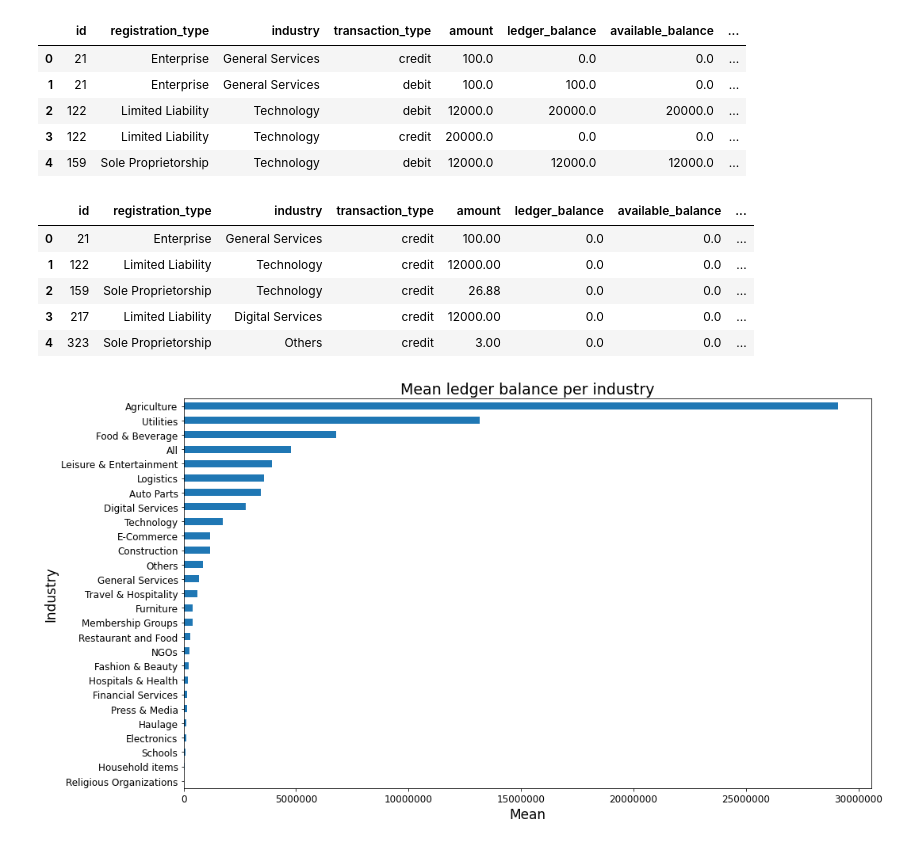
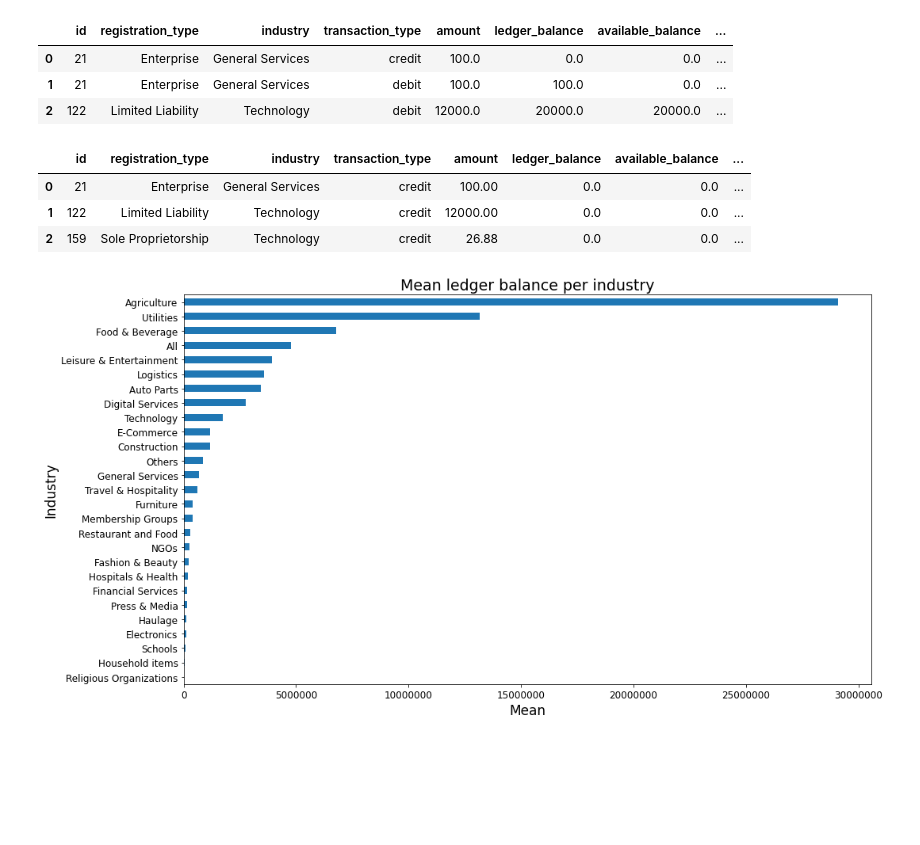
Before and after one commit to stanleyaz/Predicting-Customer-Churn, a Jupyter notebook: notebooks/02_eda.ipynb, the cells around one changed output. Cells and saved outputs as stored; diff of their text form; code cells hidden in the pictures; blank space fills up the shorter version.

```diff
--- a/notebooks/02_eda.ipynb
+++ b/notebooks/02_eda.ipynb
@@ -8,23 +8,19 @@ import seaborn as sns
 brass = pd.read_csv('../data/brass_churn.csv')
 min_diff = pd.read_csv('../data/min_diff.csv')
 # %%
-brass.head()
+brass.head(3)
 # %% [output]
 |  | id | registration_type | industry | transaction_type | amount | ledger_balance | available_balance | ... |
 | 0 | 21 | Enterprise | General Services | credit | 100.0 | 0.0 | 0.0 | ... |
 | 1 | 21 | Enterprise | General Services | debit | 100.0 | 100.0 | 0.0 | ... |
 | 2 | 122 | Limited Liability | Technology | debit | 12000.0 | 20000.0 | 20000.0 | ... |
-| 3 | 122 | Limited Liability | Technology | credit | 20000.0 | 0.0 | 0.0 | ... |
-| 4 | 159 | Sole Proprietorship | Technology | debit | 12000.0 | 12000.0 | 12000.0 | ... |
 # %%
-min_diff.head()
+min_diff.head(3)
 # %% [output]
 |  | id | registration_type | industry | transaction_type | amount | ledger_balance | available_balance | ... |
 | 0 | 21 | Enterprise | General Services | credit | 100.00 | 0.0 | 0.0 | ... |
 | 1 | 122 | Limited Liability | Technology | credit | 12000.00 | 0.0 | 0.0 | ... |
 | 2 | 159 | Sole Proprietorship | Technology | credit | 26.88 | 0.0 | 0.0 | ... |
-| 3 | 217 | Limited Liability | Digital Services | credit | 12000.00 | 0.0 | 0.0 | ... |
-| 4 | 323 | Sole Proprietorship | Others | credit | 3.00 | 0.0 | 0.0 | ... |
 # %%
 brass_balance = brass.pivot_table(values = 'ledger_balance', index='industry', aggfunc='mean', margins=True).sort_values(by='ledger_balance', ascending=True) #default is mean so we could have skipped that
 
```
Also changed, not shown: 11 other files.
